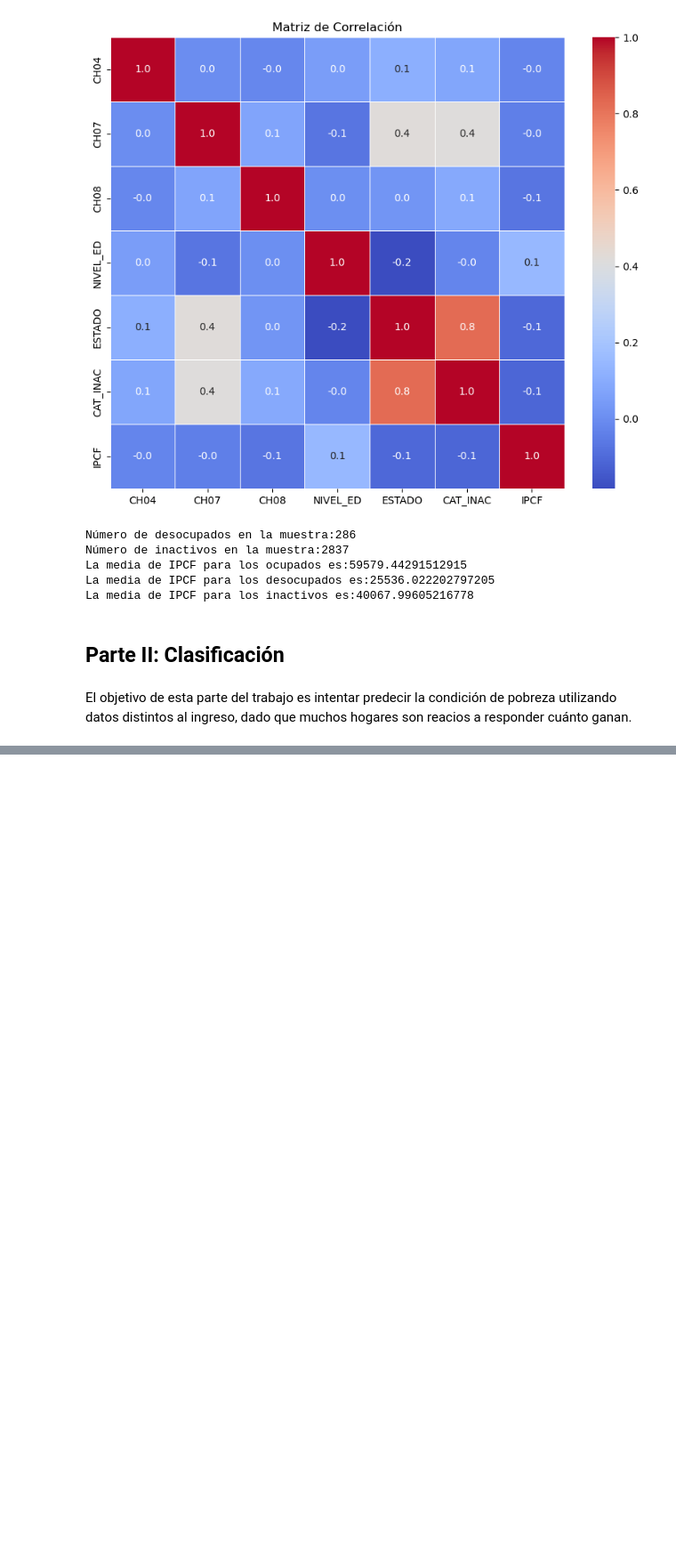
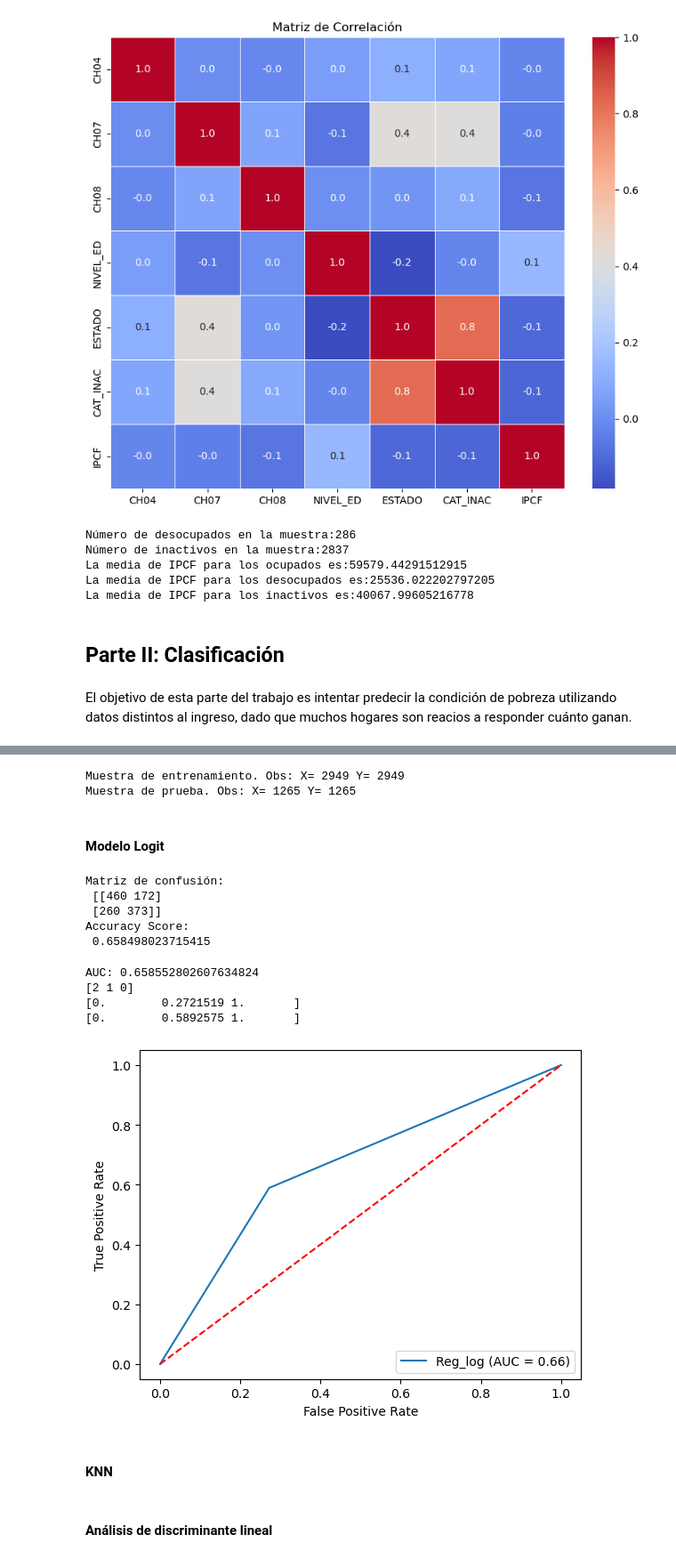
Before and after one commit to rmcondor/big-data-tp2, a Jupyter notebook: codes/TP2_Code.ipynb, the cells around one changed output, grey strips where cells are left out. Shown at 89% size. Drawn from its saved outputs; the diff is of its cells as text; code cells hidden in the pictures; blank space fills up the shorter version.

Commit message:
Logit estimation

```diff
--- a/codes/TP2_Code.ipynb
+++ b/codes/TP2_Code.ipynb
@@ -134,0 +212,64 @@ cuánto ganan.
+# %%
+# Dividimos la muestra en train y test
+respondieron_new_nm = respondieron_new.dropna(axis=1, how='all') #Primero borramos los missings
+X = respondieron_new_nm.drop(columns=["pobre"]) #Seleccionamos todas las variables excepto "pobre"
+X = X.select_dtypes(include=['float64']) #Solo formato numérico
+y = respondieron_new_nm["pobre"] # Cambié el nombre
+
+# Hay variables que tienen al menos un missing value, lo que no permitirá correr la regresión logística
+# Solución: Imputar la data usando la media
+imputer = SimpleImputer(strategy='mean')
+X = imputer.fit_transform(X)
+
+# Ahora si podemos particionar la muestra:
+X_train, X_test, y_train, y_test = train_test_split(X, y, test_size=0.3, random_state=201)
+
+# Verificamos el número de observaciones para cada objeto
+print("Muestra de entrenamiento. Obs:", "X=", len(X_train), "Y=", len(y_train))
+print("Muestra de prueba. Obs:", "X=", len(X_test), "Y=", len(y_test))
+# %% [output]
+Muestra de entrenamiento. Obs: X= 2949 Y= 2949
+Muestra de prueba. Obs: X= 1265 Y= 1265
+# %% [markdown]
+#### Modelo Logit
+# %%
+# Estimamos el modelo
+# Puse más iteraciones porque no daba...
+log_reg = LogisticRegression(max_iter=10000).fit(X_train, y_train)
+y_test_pred_score = log_reg.predict_proba(X_test)[:,1]
+y_test_pred = log_reg.predict(X_test)
+# %%
+# Matriz de confusión y accuracy
+print('Matriz de confusión:\n', confusion_matrix(y_test, y_test_pred))
+print('Accuracy Score:\n', accuracy_score(y_test, y_test_pred))
+# %% [output]
+Matriz de confusión:
+ [[460 172]
+ [260 373]]
+Accuracy Score:
+ 0.658498023715415
+# %%
+# Curva ROC y AUC score
+auc = roc_auc_score(y_test, y_test_pred)
+print('AUC: %.18f' % auc)
+
+fpr, tpr, thresholds = roc_curve(y_test, y_test_pred)
+np.set_printoptions(suppress = True)
+print(thresholds)
+print(fpr)
+print(tpr)
+
+display = RocCurveDisplay(fpr=fpr, tpr=tpr, roc_auc=auc, estimator_name='Reg_log')
+display.plot()
+plt.plot([0, 1], [0, 1], color='red', linestyle='--')
+plt.show()
+# %% [output]
+AUC: 0.658552802607634824
+[2 1 0]
+[0.        0.2721519 1.       ]
+[0.        0.5892575 1.       ]
+[figure, added]
+# %% [markdown]
+#### KNN
+# %% [markdown]
+#### Análisis de discriminante lineal
```
Also changed, not shown: parts of 9 cells of this notebook.
